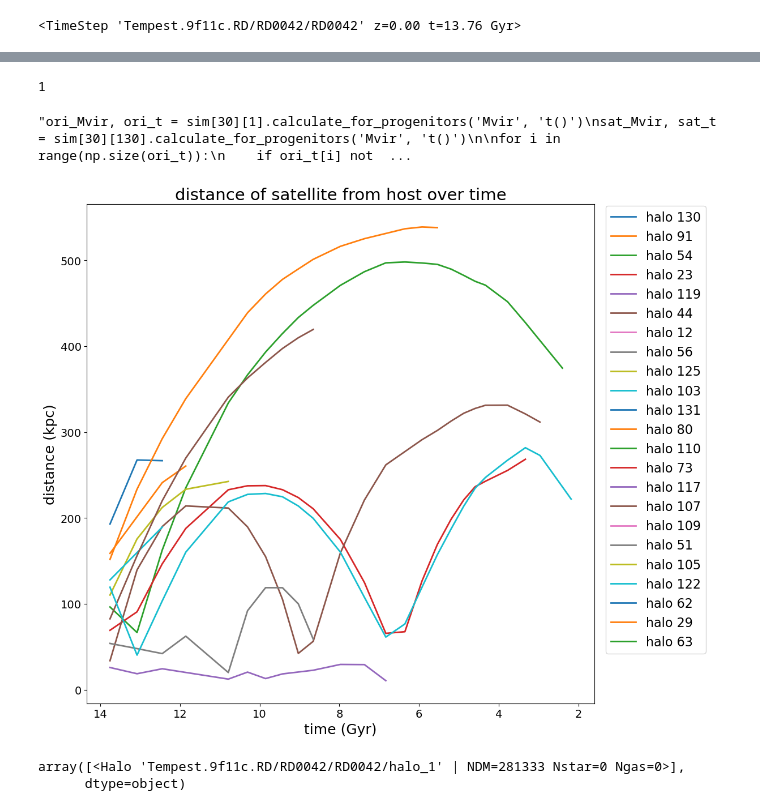
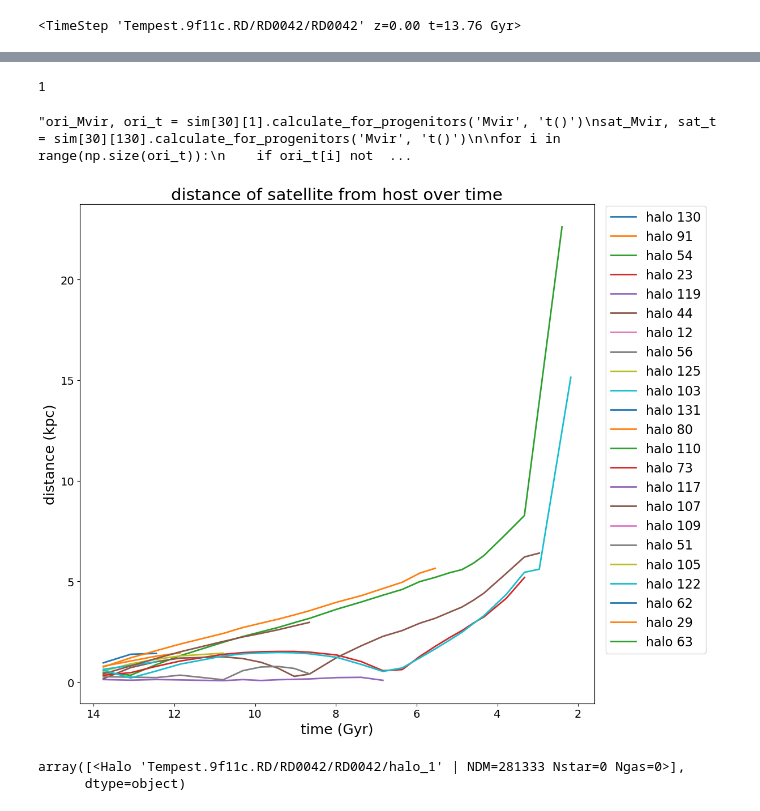
Before and after one commit to nguyenbinh1612/STScI_Summer2022, a Jupyter notebook: first_try_tangos.ipynb, the cells around one changed output, grey strips where cells are left out. Cells and saved outputs as stored; diff of their text form; code cells hidden in the pictures.

Commit message:
fixed the plot

```diff
--- a/first_try_tangos.ipynb
+++ b/first_try_tangos.ipynb
@@ -53,23 +53,23 @@ print(sats)
  <Halo 'Tempest.9f11c.RD/RD0042/RD0042/halo_62' | NDM=159 Nstar=0 Ngas=0>
  <Halo 'Tempest.9f11c.RD/RD0042/RD0042/halo_29' | NDM=361 Nstar=0 Ngas=0>
  <Halo 'Tempest.9f11c.RD/RD0042/RD0042/halo_63' | NDM=159 Nstar=0 Ngas=0>]
-# %%
-original = sats[10].calculate('Hosts()')
-print(original[0].halo_number)
-
-'''ori_Mvir, ori_t = sim[30][1].calculate_for_progenitors('Mvir', 't()')
-sat_Mvir, sat_t = sim[30][130].calculate_for_progenitors('Mvir', 't()')
-
-for i in range(np.size(ori_t)):
-    if ori_t[i] not in sat_t:
-        ori_Mvir[i] = 0
-        ori_t[i] = 0
-
-ori_t = ori_t[ori_t != 0]
-ori_Mvir = ori_Mvir[ori_Mvir != 0]'''
-# %% [output]
-1
-"ori_Mvir, ori_t = sim[30][1].calculate_for_progenitors('Mvir', 't()')\nsat_Mvir, sat_t = sim[30][130].calculate_for_progenitors('Mvir', 't()')\n\nfor i in range(np.size(ori_t)):\n    if ori_t[i] not  ...
+# %%
+original = sats[10].calculate('Hosts()')
+print(original[0].halo_number)
+
+'''ori_Mvir, ori_t = sim[30][1].calculate_for_progenitors('Mvir', 't()')
+sat_Mvir, sat_t = sim[30][130].calculate_for_progenitors('Mvir', 't()')
+
+for i in range(np.size(ori_t)):
+    if ori_t[i] not in sat_t:
+        ori_Mvir[i] = 0
+        ori_t[i] = 0
+
+ori_t = ori_t[ori_t != 0]
+ori_Mvir = ori_Mvir[ori_Mvir != 0]'''
+# %% [output]
+1
+"ori_Mvir, ori_t = sim[30][1].calculate_for_progenitors('Mvir', 't()')\nsat_Mvir, sat_t = sim[30][130].calculate_for_progenitors('Mvir', 't()')\n\nfor i in range(np.size(ori_t)):\n    if ori_t[i] not  ...
 # %%
 fig, ax = plt.subplots(figsize=(12,10))
 
@@ -89,8 +89,10 @@ while i < np.size(sats):
 
     # this uses pre-coded tangos stuff to get M_vir and distance measurements at all available redshifts
 
-    host_mvir, host_x, host_y, host_z, host_t = sim[30][host_idx].calculate_for_progenitors('Mvir', 'X', 'Y', 'Z', 't()')
-    sat_mvir, sat_x, sat_y, sat_z, sat_t = sim[30][idx].calculate_for_progenitors('Mvir', 'X', 'Y', 'Z', 't()')
+    host_rvir, host_mvir, host_x, host_y, host_z, host_t = \
+                    sim[30][host_idx].calculate_for_progenitors('Rvir', 'Mvir', 'X', 'Y', 'Z', 't()')
+    sat_mvir, sat_x, sat_y, sat_z, sat_t = \
+                    sim[30][idx].calculate_for_progenitors('Mvir', 'X', 'Y', 'Z', 't()')
 
     # now, we have to correct for the distance of the satellite halos from the host halo, which itself
     # is also moving. to do this, we need to subtract the position of the satellite by the position of
@@ -106,6 +108,7 @@ while i < np.size(sats):
             host_x[j] = 0.
             host_y[j] = 0.
             host_z[j] = 0.
+            host_rvir[j] = 0.
 
     ### this checks for non-overlapping redshifts between satellite and host.
     ### if non-overlapping, then array element set to 0
@@ -119,35 +122,38 @@ while i < np.size(sats):
     ### this removes all the zeros
     host_t = host_t[host_t != 0.]
     host_x = host_x[host_x != 0.]
     host_y = host_y[host_y != 0.]
     host_z = host_z[host_z != 0.]
+    host_rvir = host_rvir[host_rvir != 0.]
     sat_t = sat_t[sat_t != 0.]
     sat_x = sat_x[sat_x != 0.]
     sat_y = sat_y[sat_y != 0.]
     sat_z = sat_z[sat_z != 0.]
 
     # here comes the actual subtracting correction
     sat_x = sat_x - host_x
     sat_y = sat_y - host_y
     sat_z = sat_z - host_z
+
+    # finally, we get the 3D distance and scale it by the virial radius of the host halo (Tempest)
     sat_r = np.sqrt(sat_x**2 + sat_y**2 + sat_z**2)
 
     # this plots distance vs. time for each halo with regard to their host halo
-    plt.plot(sat_t, (sat_r * 1000), linewidth=2, label='halo ' + str(idx))
+    plt.plot(sat_t, (sat_r * 1000 / host_rvir), linewidth=2, label='halo ' + str(idx))
     i += 1
 
 ax.invert_xaxis()
 plt.legend(bbox_to_anchor=[1.01, 1.01], prop={'size': 16})
 plt.title('distance of satellite from host over time', fontsize=21)
 plt.xlabel('time (Gyr)', fontsize=18)
 plt.xticks(fontsize=14)
 plt.ylabel('distance (kpc)', fontsize=18)
 plt.yticks(fontsize=14)
 plt.tight_layout()
 plt.style.use('default')
 plt.savefig('satellite_over_time.png')
 # %% [output]
-[figure, old version]
+[figure, new version]
 # %%
 sats[1].calculate('Hosts()')
 # %% [output]
```
Also changed, not shown: 1 other file.
